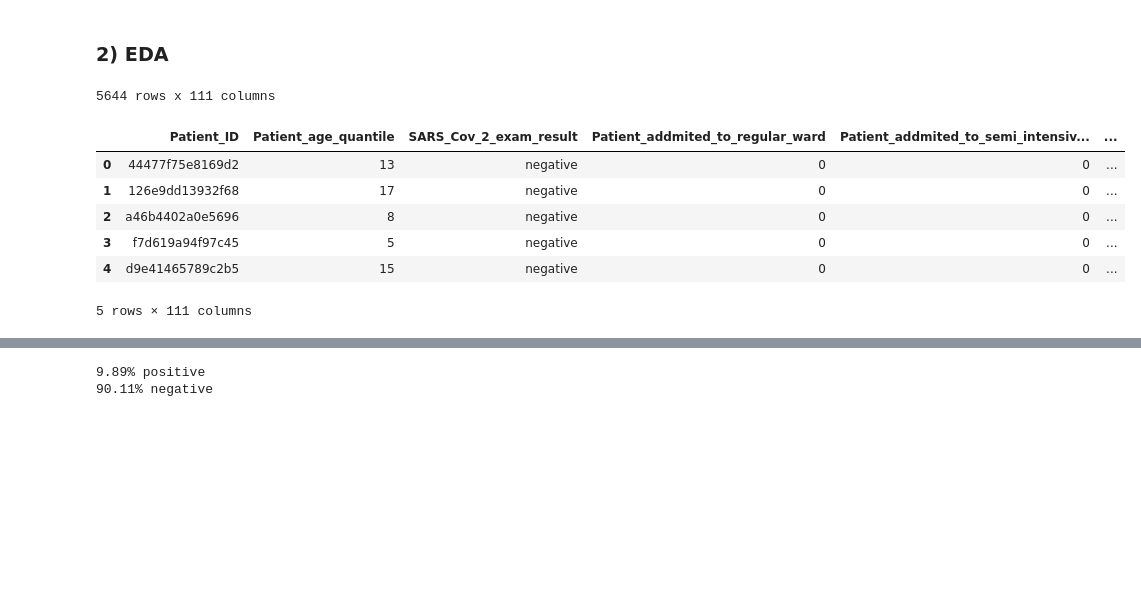
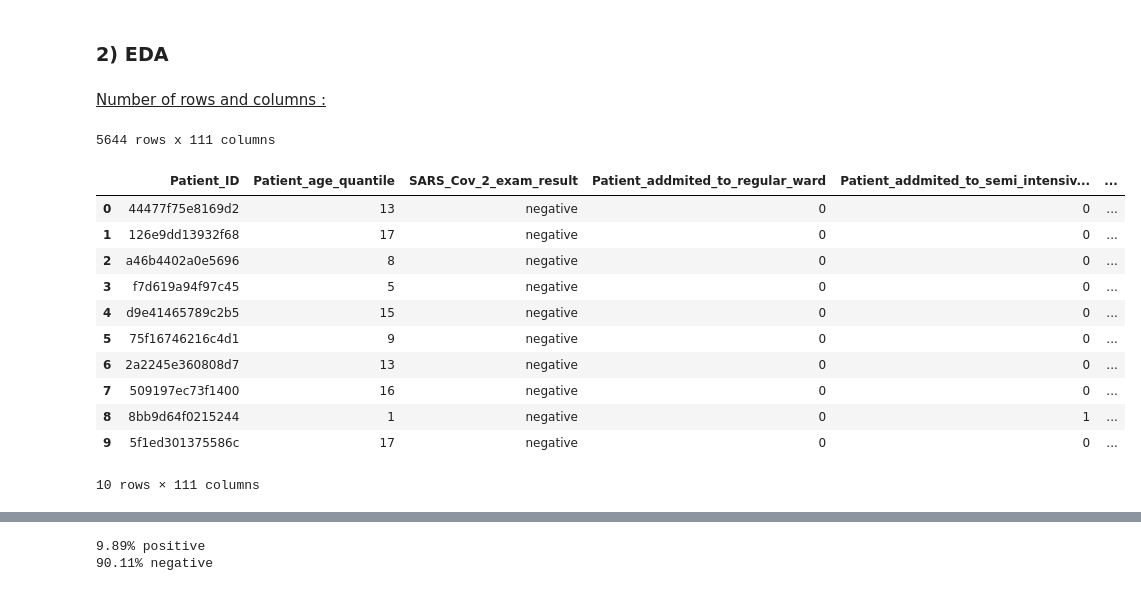
Before and after one commit to AnthonyJaquaniello/Machine_Learning, a Jupyter notebook: src/Covid.ipynb, the cells around one changed output, grey strips where cells are left out. Saved outputs shown, nothing was run; the diff lists cells and outputs as text; code cells hidden in the pictures; blank space fills up the shorter version.

```diff
--- a/src/Covid.ipynb
+++ b/src/Covid.ipynb
@@ -71,16 +72,24 @@ import matplotlib.pyplot as plt
+# %% [markdown]
+<p style='text-decoration: underline;'>Number of rows and columns :</p>
 # %%
 covid = pd.read_excel('/media/anthony/USOPP/Kaggle/covid_dataset.xlsx')
 print('{} rows x {} columns'.format(covid.shape[0], covid.shape[1]))
 covid.columns = [i.replace(' (1=yes, 0=no)', '').\
                  replace(' ', '_').\
                  replace('-', '_') for i in covid.columns]
-covid.head()
+pd.set_option('display.max_rows', covid.shape[1])
+covid.head(n=10)
 # %% [output]
 5644 rows x 111 columns
 |  | Patient_ID | Patient_age_quantile | SARS_Cov_2_exam_result | Patient_addmited_to_regular_ward | Patient_addmited_to_semi_intensiv... | ... |
 | 0 | 44477f75e8169d2 | 13 | negative | 0 | 0 | ... |
 | 1 | 126e9dd13932f68 | 17 | negative | 0 | 0 | ... |
 | 2 | a46b4402a0e5696 | 8 | negative | 0 | 0 | ... |
 | 3 | f7d619a94f97c45 | 5 | negative | 0 | 0 | ... |
 | 4 | d9e41465789c2b5 | 15 | negative | 0 | 0 | ... |
+| 5 | 75f16746216c4d1 | 9 | negative | 0 | 0 | ... |
+| 6 | 2a2245e360808d7 | 13 | negative | 0 | 0 | ... |
+| 7 | 509197ec73f1400 | 16 | negative | 0 | 0 | ... |
+| 8 | 8bb9d64f0215244 | 1 | negative | 0 | 1 | ... |
+| 9 | 5f1ed301375586c | 17 | negative | 0 | 0 | ... |
-5 rows × 111 columns
+10 rows × 111 columns
```
Also changed, not shown: parts of 32 cells of this notebook.
